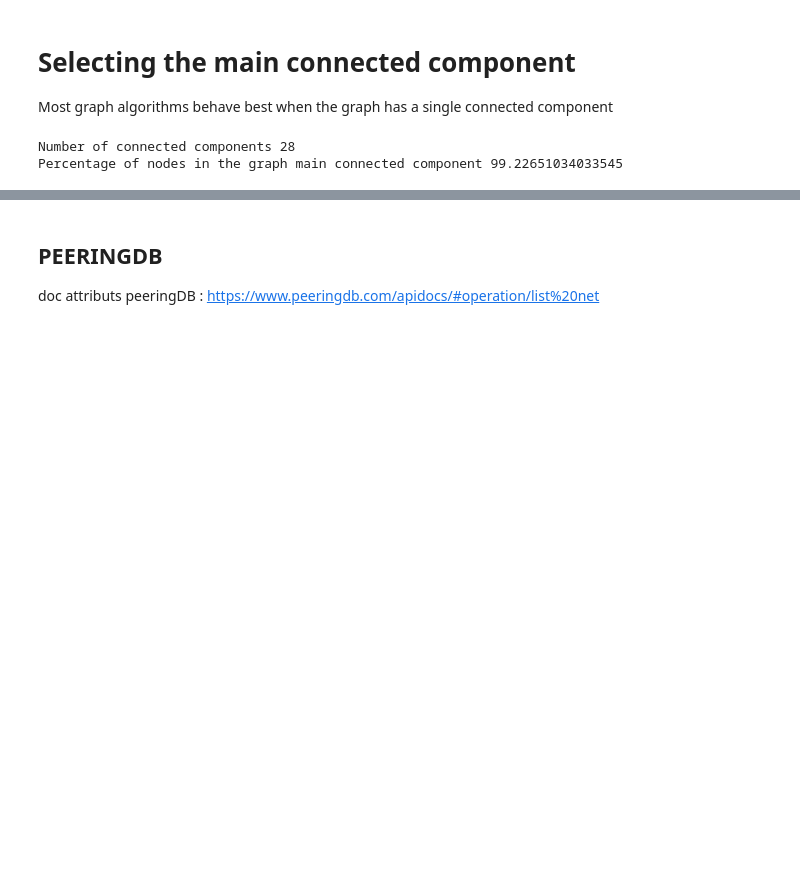
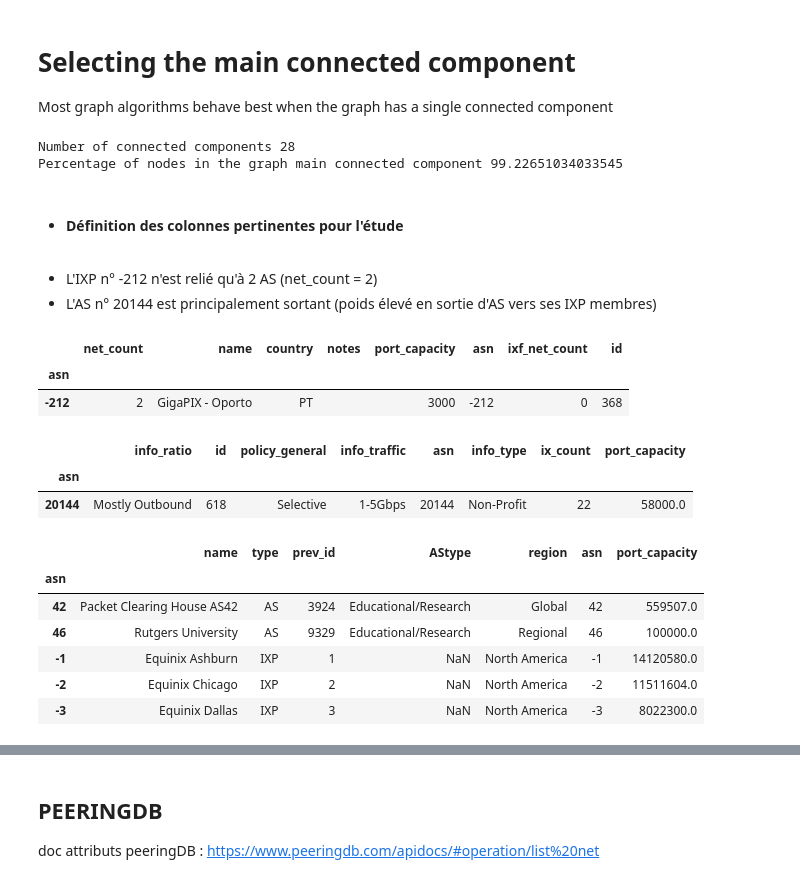
Before and after one commit to Viperine2022/projet_long_GCN_internet, a Jupyter notebook: IMPLANTATION/PeeringDB/peeringDB_data_scaled.ipynb, the cells around one changed output, grey strips where cells are left out. Saved outputs shown, nothing was run; the diff lists cells and outputs as text; code cells hidden in the pictures; blank space fills up the shorter version.

```diff
--- a/IMPLANTATION/PeeringDB/peeringDB_data_scaled.ipynb
+++ b/IMPLANTATION/PeeringDB/peeringDB_data_scaled.ipynb
@@ -177,3 +146,5 @@ assert(len(nodes) == len(DiGraph))
 # %% [output]
 Number of connected components 28
 Percentage of nodes in the graph main connected component 99.22651034033545
+# %% [markdown]
+- #### Définition des colonnes pertinentes pour l'étude
@@ -179,0 +157,26 @@ Percentage of nodes in the graph main connected component 99.22651034033545
+# %% [markdown]
+- L'IXP n° -212 n'est relié qu'à 2 AS (net_count = 2)
+- L'AS n° 20144 est principalement sortant (poids élevé en sortie d'AS vers ses IXP membres)
+# %%
+ix[list_columns_ix] [ix['asn'] == -212]
+# %% [output]
+|  | net_count | name | country | notes | port_capacity | asn | ixf_net_count | id |
+| asn |  |  |  |  |  |  |  |  |
+| -212 | 2 | GigaPIX - Oporto | PT |  | 3000 | -212 | 0 | 368 |
+# %%
+net[list_columns_net] [net['asn'] == 20144]
+# %% [output]
+|  | info_ratio | id | policy_general | info_traffic | asn | info_type | ix_count | port_capacity |
+| asn |  |  |  |  |  |  |  |  |
+| 20144 | Mostly Outbound | 618 | Selective | 1-5Gbps | 20144 | Non-Profit | 22 | 58000.0 |
+# %%
+# Afficher quelques AS nodes et IXP nodes
+nodes[nodes.asn<50].head()
+# %% [output]
+|  | name | type | prev_id | AStype | region | asn | port_capacity |
+| asn |  |  |  |  |  |  |  |
+| 42 | Packet Clearing House AS42 | AS | 3924 | Educational/Research | Global | 42 | 559507.0 |
+| 46 | Rutgers University | AS | 9329 | Educational/Research | Regional | 46 | 100000.0 |
+| -1 | Equinix Ashburn | IXP | 1 | NaN | North America | -1 | 14120580.0 |
+| -2 | Equinix Chicago | IXP | 2 | NaN | North America | -2 | 11511604.0 |
+| -3 | Equinix Dallas | IXP | 3 | NaN | North America | -3 | 8022300.0 |
```
Also changed, not shown: parts of 29 cells of this notebook, 10 other files.
